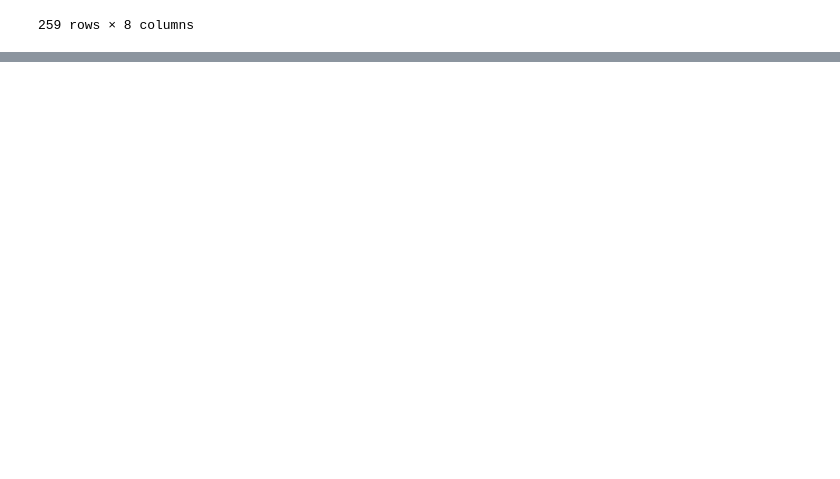
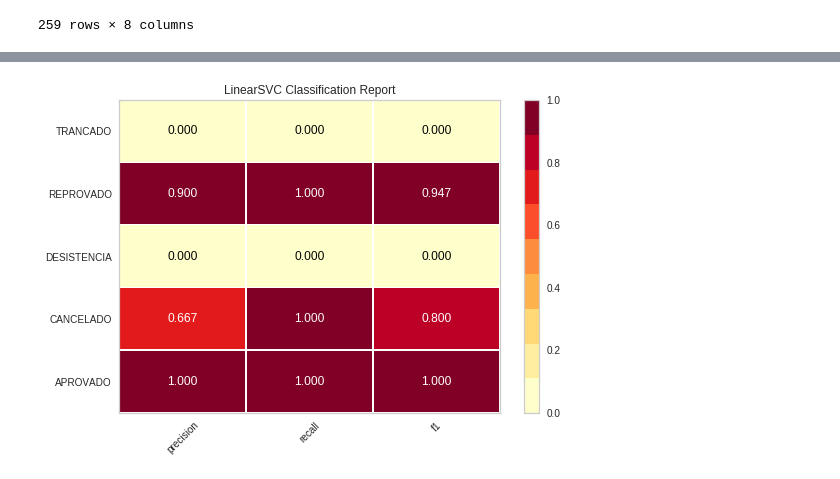
Before and after one commit to repitta/CienciaDeDadosEducacionais, a Jupyter notebook: Análise_Luana.ipynb, the cells around one changed output, grey strips where cells are left out. Cells and saved outputs as stored; diff of their text form; code cells hidden in the pictures; blank space fills up the shorter version.

```diff
--- a/Análise_Luana.ipynb
+++ b/Análise_Luana.ipynb
@@ -610,10 +633,12 @@ g = visualizer.poof() # Draw/show/poof the data
 # %%
 from yellowbrick.classifier import ClassificationReport
 # Instantiate the classification model and visualizer
-visualizer = ClassificationReport(svc_model, classes=['REPROVADO', 'REPROVADO POR MÉDIA E POR FALTAS', 'CANCELADO','APROVADO', 'APROVADO POR NOTA', 'REPROVADO POR NOTA', 'DESISTENCIA'])
+visualizer = ClassificationReport(svc_model, classes=['APROVADO','CANCELADO', 'DESISTENCIA', 'REPROVADO','TRANCADO'])
 visualizer.fit(data_train, target_train) # Fit the training data to the visualizer
 visualizer.score(data_test, target_test) # Evaluate the model on the test data
 g = visualizer.poof() # Draw/show/poof the data
+# %% [output]
+[figure, added]
 # %%
 from yellowbrick.classifier import ClassificationReport
 # Instantiate the classification model and visualizer
```
Also changed, not shown: parts of 12 cells of this notebook.
